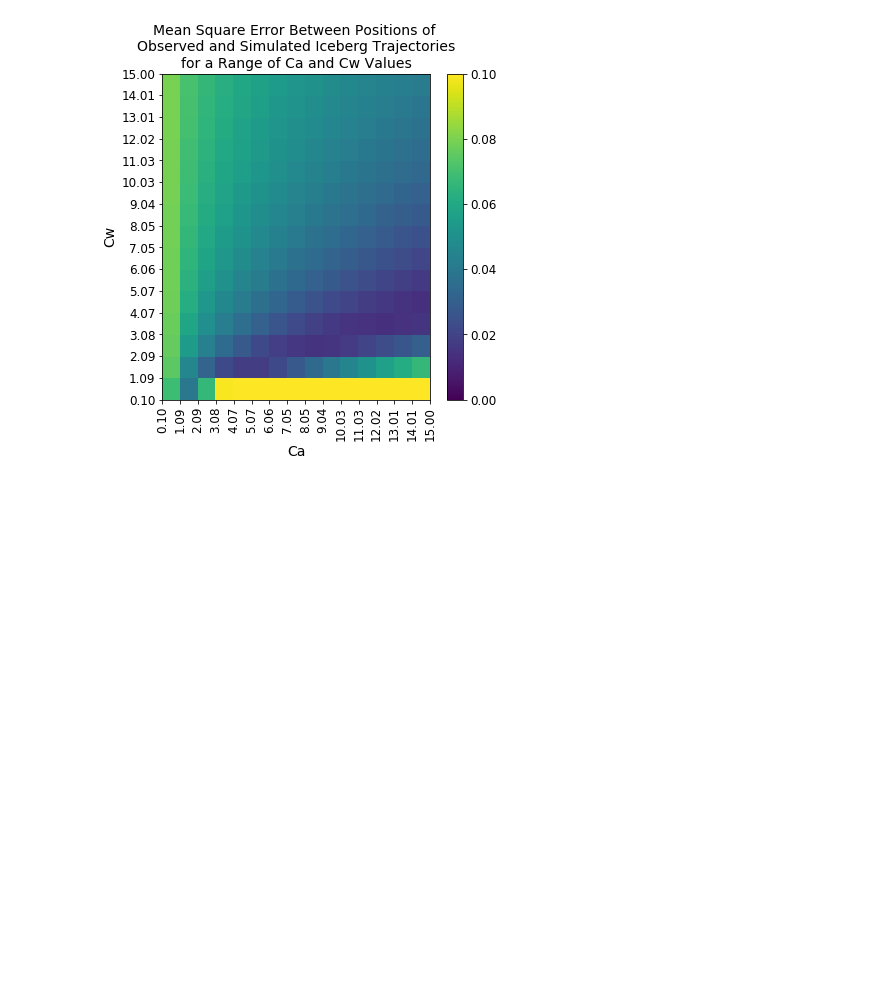
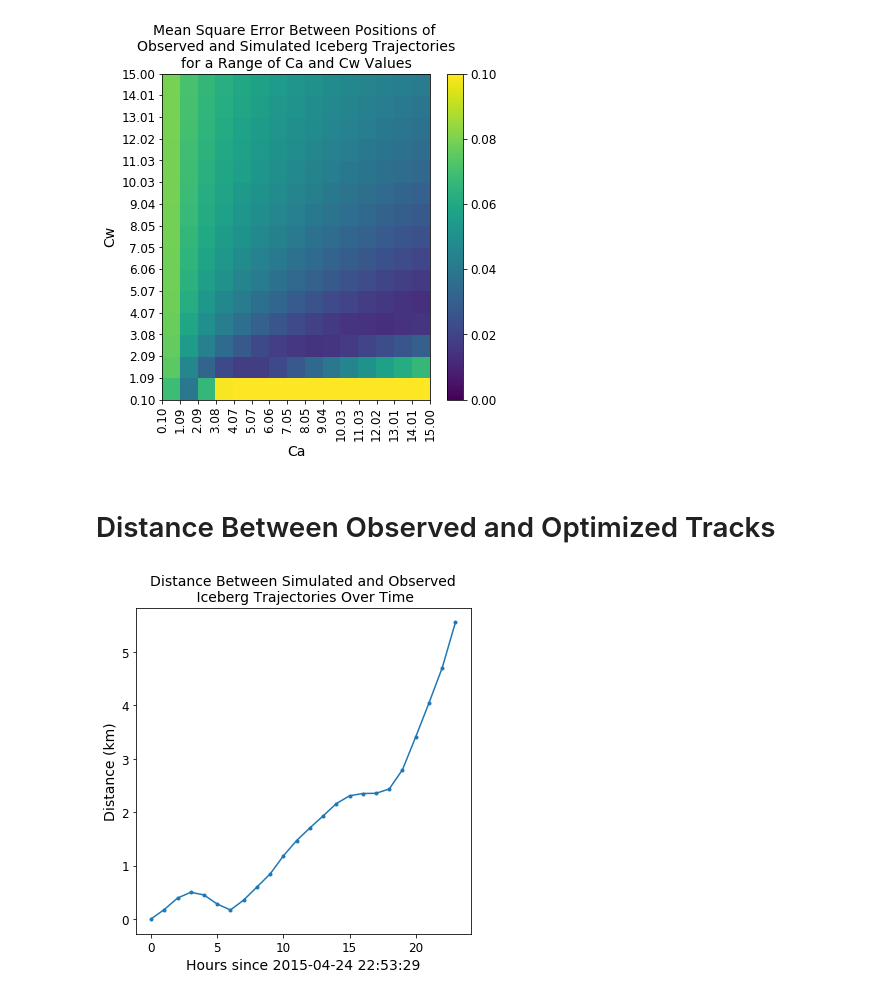
Before and after one commit to jmunroe/IceDEF, a Jupyter notebook: notebooks/ensemble.ipynb, the cells around one changed output. Saved outputs shown, nothing was run; the diff lists cells and outputs as text; code cells hidden in the pictures; blank space fills up the shorter version.

```diff
--- a/notebooks/ensemble.ipynb
+++ b/notebooks/ensemble.ipynb
@@ -124,3 +123,14 @@ plt.show()
 fig.savefig(plot_dir + 'mse_color_plot.png', bbox_inches='tight')
 # %% [output]
 [figure]
+# %% [markdown]
+# Distance Between Observed and Optimized Tracks
+# %%
+norms = sim.results.compute_distance_between_two_tracks('reference', 'optimized')
+plt.plot(norms, '.-')
+plt.ylabel('Distance (km)')
+plt.xlabel('Hours since {}'.format(pd.Timestamp(tc.ref_times[0])))
+plt.title('Distance Between Simulated and Observed\n Iceberg Trajectories Over Time')
+plt.show()
+# %% [output]
+[figure, added]
```
Also changed, not shown: parts of 10 cells of this notebook.
